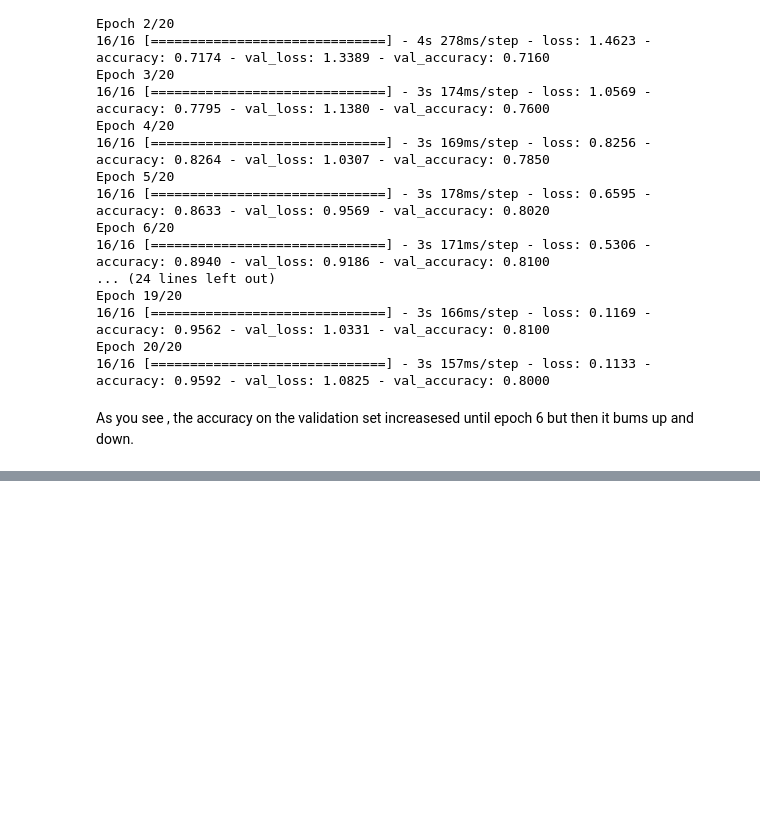
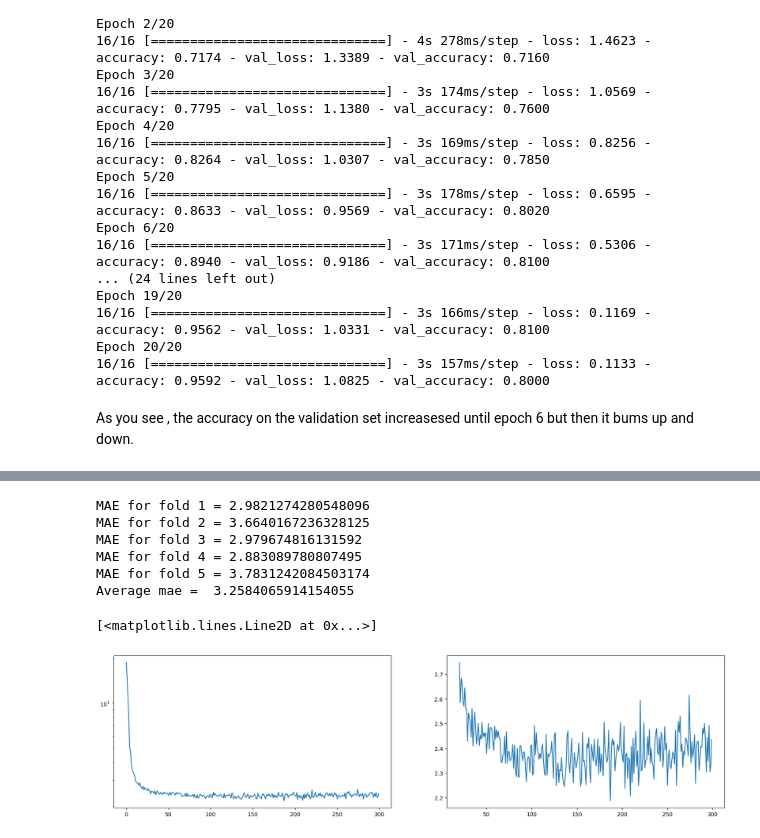
Before and after one commit to atoraby/Neural-networks, a Jupyter notebook: NeuralNetworks.ipynb, the cells around one changed output, grey strips where cells are left out. Drawn from its saved outputs; the diff is of its cells as text; code cells hidden in the pictures; blank space fills up the shorter version.

```diff
--- a/NeuralNetworks.ipynb
+++ b/NeuralNetworks.ipynb
@@ -607,0 +615,3 @@ creating information bottlenecks in your model due to intermediate layers that a
+# %%
+from tensorflow.keras.datasets import boston_housing
+(train_data, train_labels), (test_data, test_labels) = boston_housing.load_data()
@@ -607,0 +683,51 @@ creating information bottlenecks in your model due to intermediate layers that a
+# %%
+def build_model():
+    model = tf.keras.Sequential([
+        tf.keras.layers.Dense(64,activation="relu"),
+        tf.keras.layers.Dense(64,activation="relu"),
+        tf.keras.layers.Dense(1),
+    ])
+    model.compile(optimizer="rmsprop", loss="mse" ,metrics=["mae"])
+    return model
+
+
+def kfold(data, target, k , build_model, epochs , batch_size , v):
+    all_scores = []
+    size = len(data) // k
+    for i in range(k):
+        val_data = data[i*size:(i+1)*size]
+        val_target = target[i*size:(i+1)*size]
+        train_data = np.concatenate([data[:i*size], data[(i+1)*size:]])
+        train_target = np.concatenate([target[:i*size], target[(i+1)*size:]])
+        model = build_model()
+        model.fit(train_data , train_target  , epochs=epochs , batch_size=batch_size, verbose=0)
+        val_mse, val_mae = model.evaluate(val_data, val_target, verbose=0)
+        if(v):
+            print("MAE for fold {} = {}".format(i+1 , val_mae))
+        all_scores.append(val_mae)
+    return np.mean(all_scores)
+# %%
+average_mae = kfold(train_data , train_labels, 5 , build_model, 10, 16 , True)
+print("Average mae = " , average_mae)
+# %% [output]
+MAE for fold 1 = 2.9821274280548096
+MAE for fold 2 = 3.6640167236328125
+MAE for fold 3 = 2.979674816131592
+MAE for fold 4 = 2.883089780807495
+MAE for fold 5 = 3.7831242084503174
+Average mae =  3.2584065914154055
+# %%
+mae_array = []
+for i in range(300):
+    mae = kfold(train_data , train_labels, 5 , build_model, i+1, 16 , False)
+    mae_array.append(mae)
+# %%
+import matplotlib.pyplot as plt
+fig, axis = plt.subplots(1,2, figsize=(20,5))
+axis[0].set_yscale("log")
+axis[0].plot(range(300), mae_array)
+
+axis[1].plot(range(20,300), mae_array[20:])
+# %% [output]
+[<matplotlib.lines.Line2D at 0x...>]
+[figure, added]
```
Also changed, not shown: parts of 18 cells of this notebook, 4 other files.
